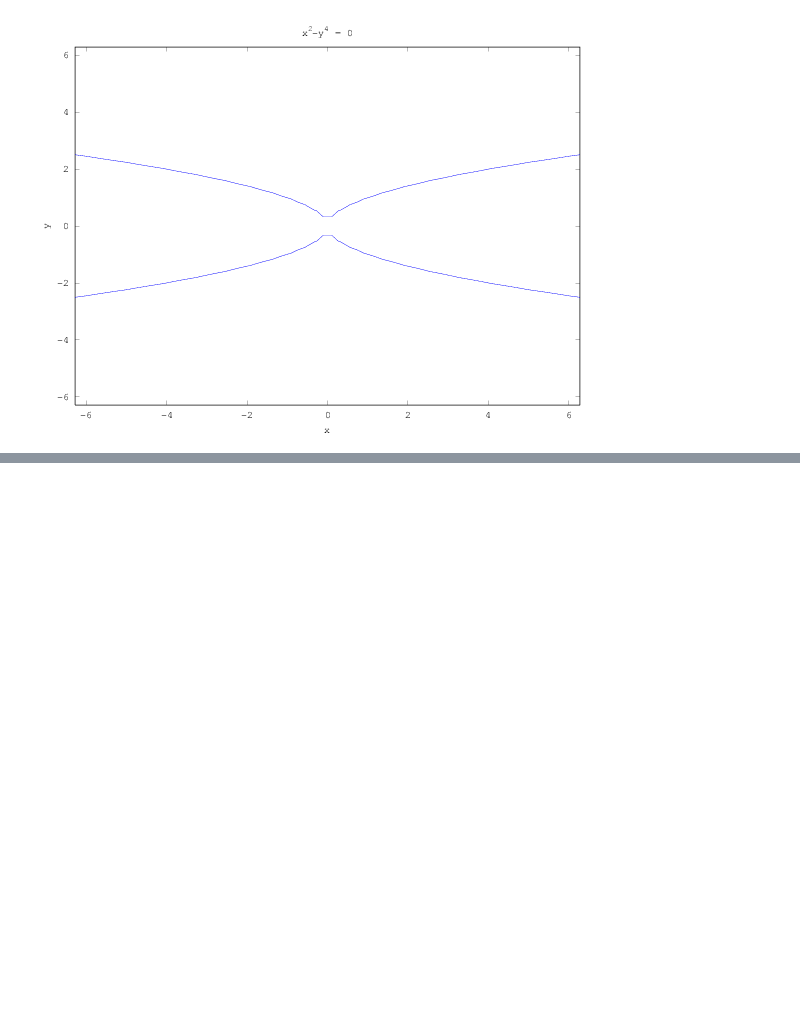
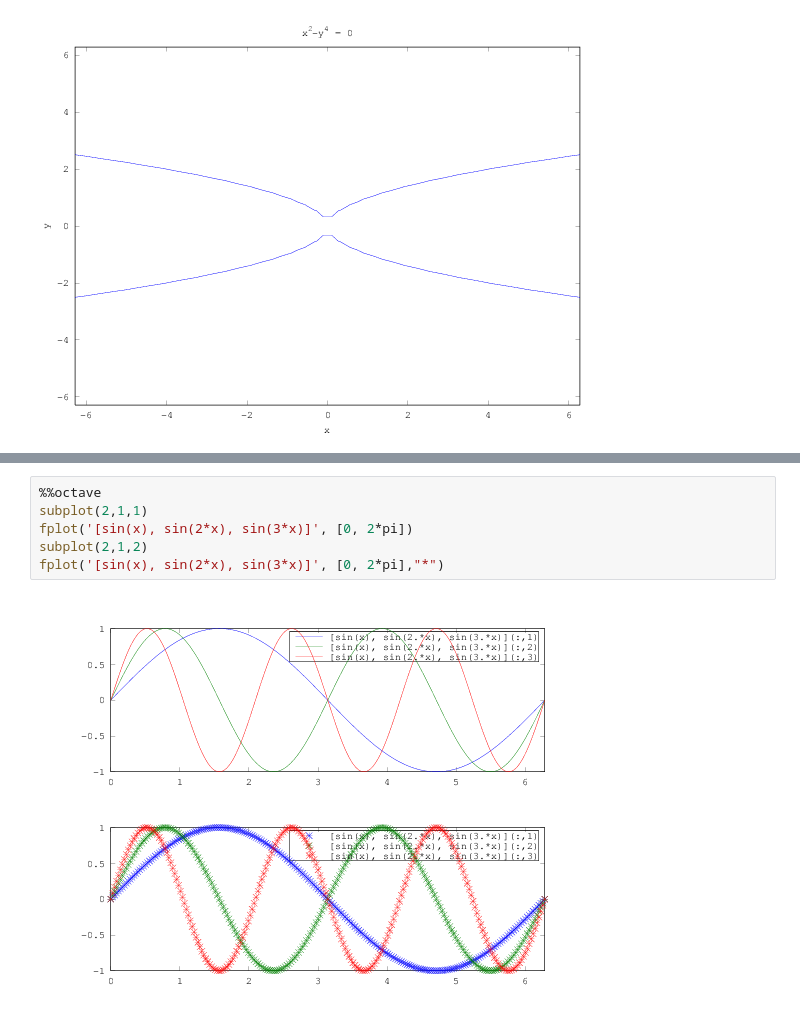
Before and after one commit to hhland/pylab-notebook, a Jupyter notebook: MATLABGraphicalProgramming/Graphics Special Commands.ipynb, the cells around one changed output, grey strips where cells are left out. Saved outputs shown, nothing was run; the diff lists cells and outputs as text; blank space fills up the shorter version.

```diff
--- a/MATLABGraphicalProgramming/Graphics Special Commands.ipynb
+++ b/MATLABGraphicalProgramming/Graphics Special Commands.ipynb
@@ -36,0 +33,8 @@ plot(x,y)
+# %%
+%%octave
+subplot(2,1,1)
+fplot('[sin(x), sin(2*x), sin(3*x)]', [0, 2*pi])
+subplot(2,1,2)
+fplot('[sin(x), sin(2*x), sin(3*x)]', [0, 2*pi],"*")
+# %% [output]
+[figure, added]
```
Also changed, not shown: parts of 10 cells of this notebook, 24 other files.
